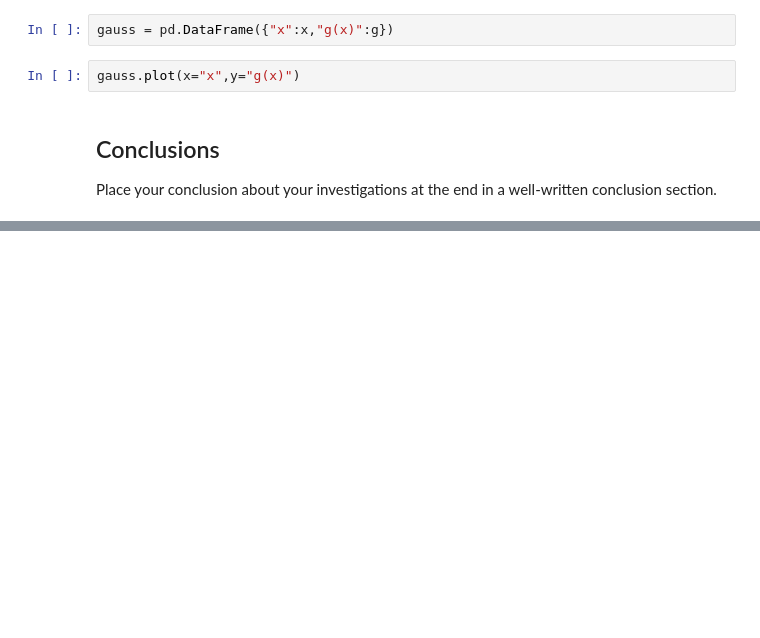
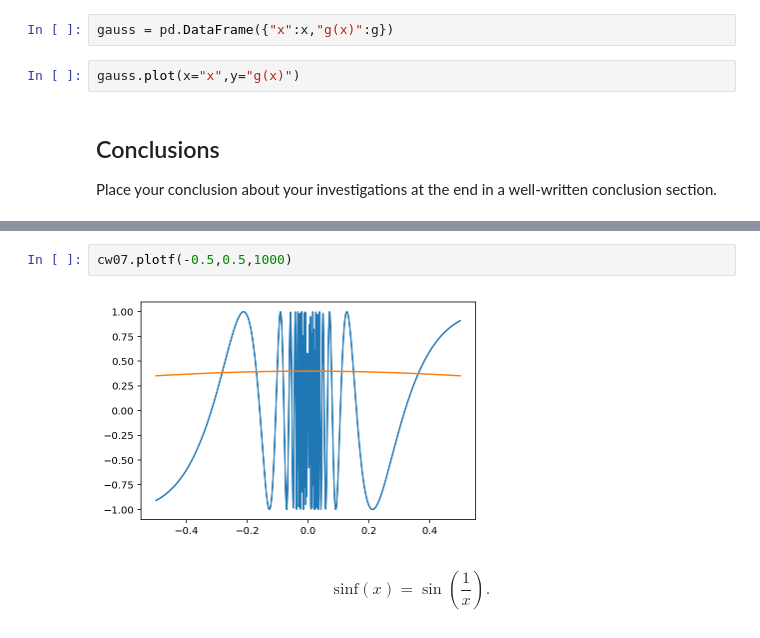
Before and after one commit to chapman-phys220-2018f/cw07-justgetit, a Jupyter notebook: cw07.ipynb, the cells around one changed output, grey strips where cells are left out. Drawn from its saved outputs; the diff is of its cells as text; blank space fills up the shorter version.

```diff
--- a/cw07.ipynb
+++ b/cw07.ipynb
@@ -82,0 +91,6 @@ Place your conclusion about your investigations at the end in a well-written con
+# %%
+cw07.plotf(-0.5,0.5,1000)
+# %% [output]
+[figure, added]
+# %% [markdown]
+ $$\text{sinf}(x) = \sin\left(\frac{1}{x}\right).$$
```
Also changed, not shown: parts of 3 cells of this notebook, 1 other file.
